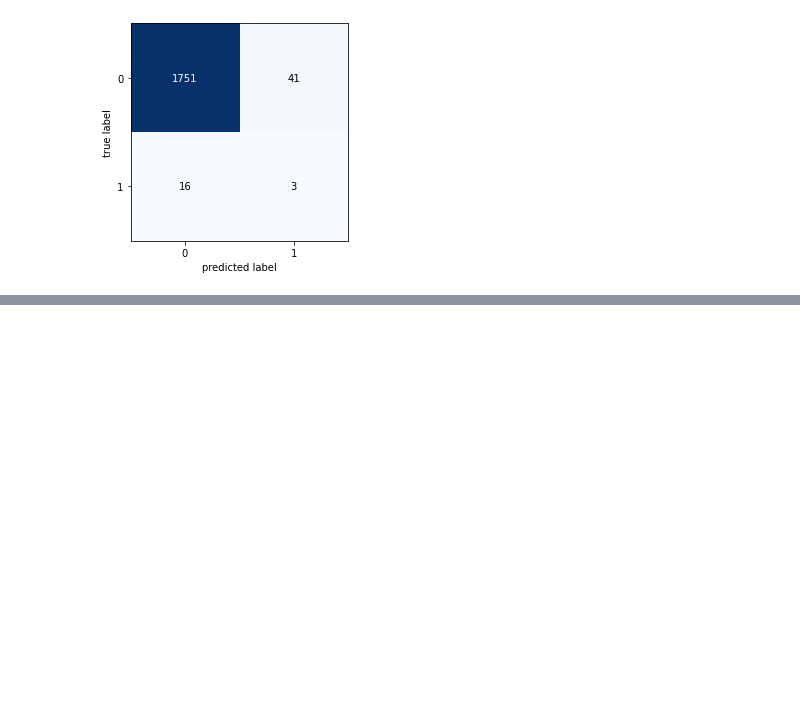
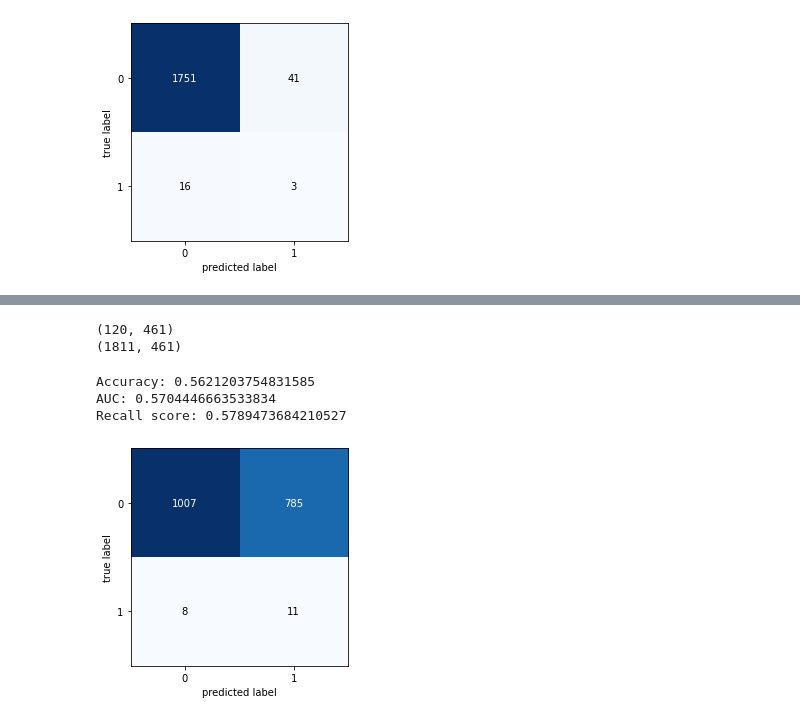
Before and after one commit to wwhite5/Springboard-Capstone-1-NLP, a Jupyter notebook: Notebooks/One_Author_From_Title.ipynb, the cells around one changed output, grey strips where cells are left out. Drawn from its saved outputs; the diff is of its cells as text; code cells hidden in the pictures; blank space fills up the shorter version.

```diff
--- a/Notebooks/One_Author_From_Title.ipynb
+++ b/Notebooks/One_Author_From_Title.ipynb
@@ -190,0 +232,32 @@ oversample = RandomOverSampler(random_state=21)
+# %%
+tfidf = TfidfVectorizer()
+
+X_train_under = tfidf.fit_transform(X_train_under.title)
+X_test_under = tfidf.transform(X_test_under.title)
+
+print(X_train_under.shape)
+print(X_test_under.shape)
+# %% [output]
+(120, 461)
+(1811, 461)
+# %%
+lr_under = LogisticRegression(random_state=21)
+lr_under.fit(X_train_under, y_train_under)
+predictions_under = lr_under.predict(X_test_under)
+# %%
+accuracy_under = lr_under.score(X_test_under, y_test_under)
+auc_under = roc_auc_score(y_test_under, predictions_under)
+recall_under = recall_score(y_test_under, predictions_under)
+print('Accuracy:', accuracy_under)
+print('AUC:', auc_under)
+print('Recall score:', recall_under)
+# %% [output]
+Accuracy: 0.5621203754831585
+AUC: 0.5704446663533834
+Recall score: 0.5789473684210527
+# %%
+cm_under = confusion_matrix(y_test_under, predictions_under)
+fig, ax = plot_confusion_matrix(conf_mat=cm_under)
+plt.show()
+# %% [output]
+[figure, added]
```
Also changed, not shown: parts of 11 cells of this notebook.
